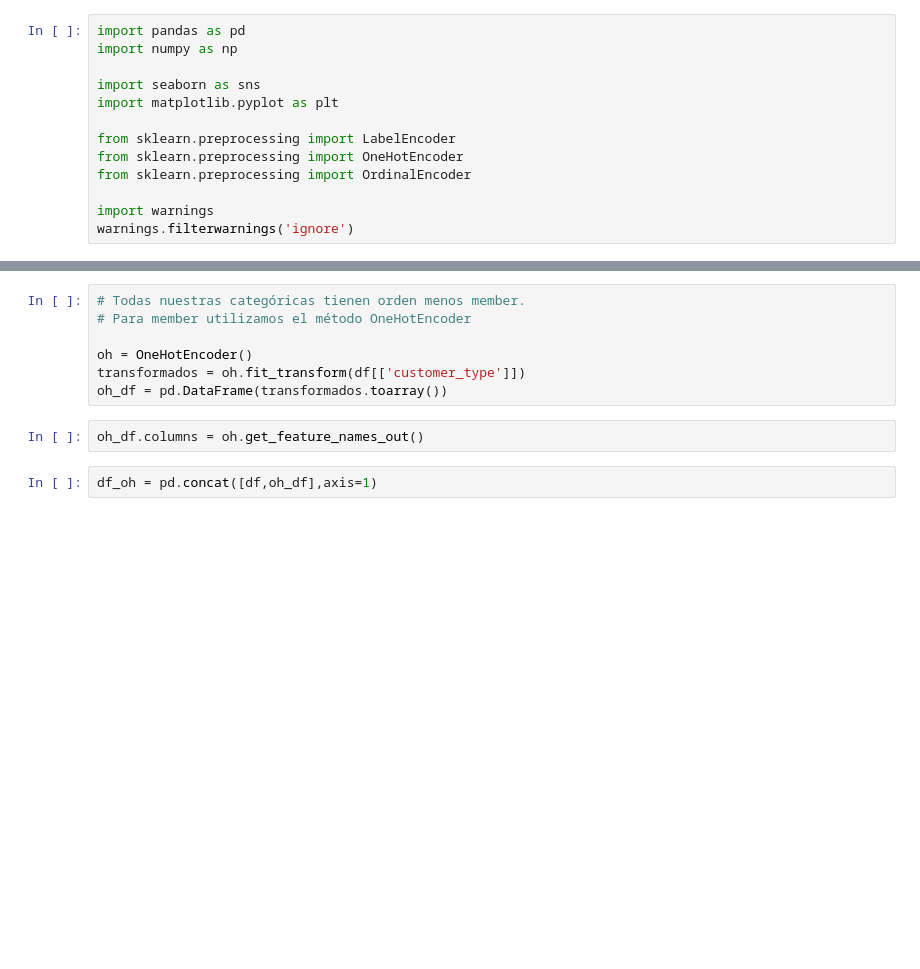
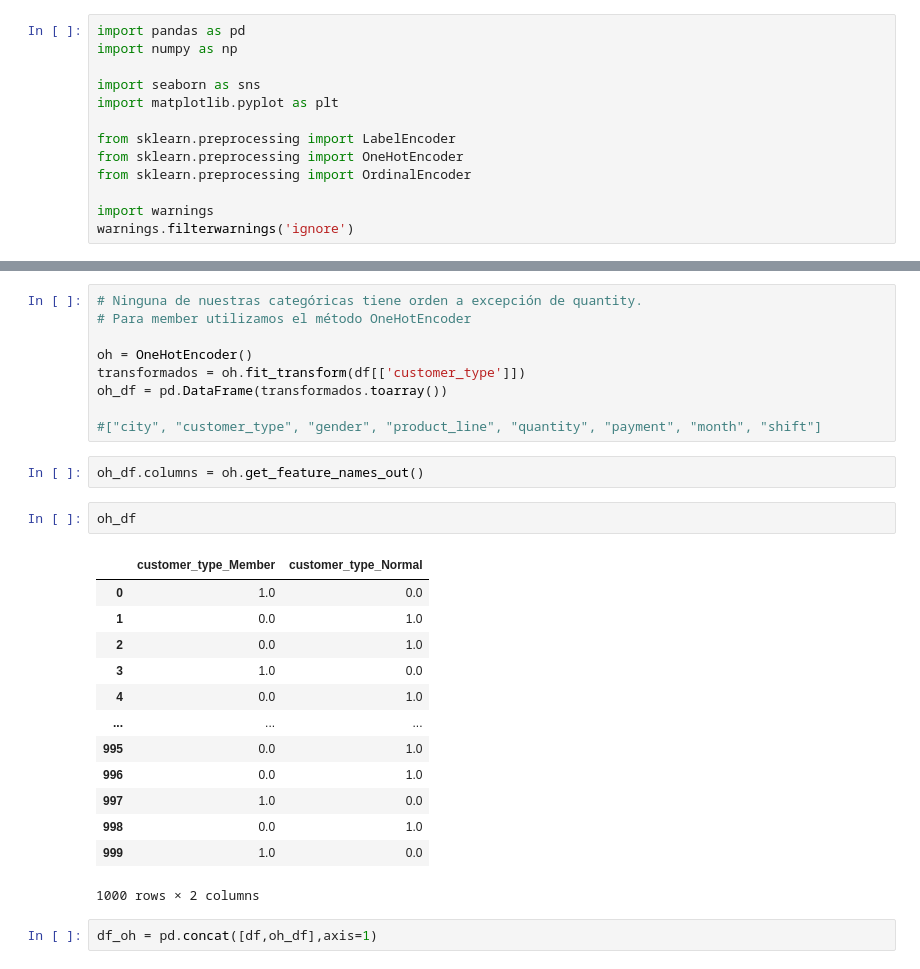
Before and after one commit to NataliaBarquin/Adalab_Pair_programming_5_machine_learning, a Jupyter notebook: Pair_ML8_encoding.ipynb, the cells around one changed output, grey strips where cells are left out. Drawn from its saved outputs; the diff is of its cells as text; blank space fills up the shorter version.

```diff
--- a/Pair_ML8_encoding.ipynb
+++ b/Pair_ML8_encoding.ipynb
@@ -38,12 +38,30 @@ plt.show()
 # %%
-# Todas nuestras categóricas tienen orden menos member.
+# Ninguna de nuestras categóricas tiene orden a excepción de quantity.
 # Para member utilizamos el método OneHotEncoder
 
 oh = OneHotEncoder()
 transformados = oh.fit_transform(df[['customer_type']])
 oh_df = pd.DataFrame(transformados.toarray())
+
+#["city", "customer_type", "gender", "product_line", "quantity", "payment", "month", "shift"]
 # %%
 oh_df.columns = oh.get_feature_names_out()
+# %%
+oh_df
+# %% [output]
+|  | customer_type_Member | customer_type_Normal |
+| 0 | 1.0 | 0.0 |
+| 1 | 0.0 | 1.0 |
+| 2 | 0.0 | 1.0 |
+| 3 | 1.0 | 0.0 |
+| 4 | 0.0 | 1.0 |
+| ... | ... | ... |
+| 995 | 0.0 | 1.0 |
+| 996 | 0.0 | 1.0 |
+| 997 | 1.0 | 0.0 |
+| 998 | 0.0 | 1.0 |
+| 999 | 1.0 | 0.0 |
+1000 rows × 2 columns
 # %%
 df_oh = pd.concat([df,oh_df],axis=1)
 # %%
```
Also changed, not shown: parts of 4 cells of this notebook, 7 other files.
